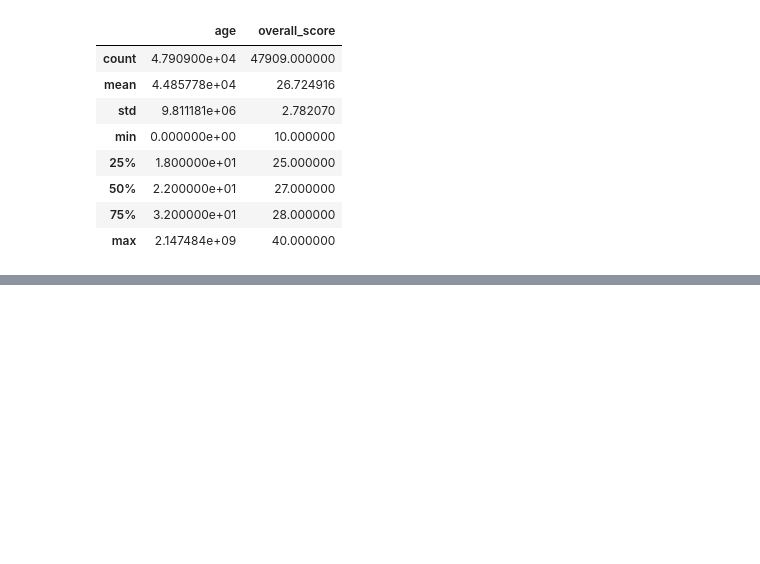
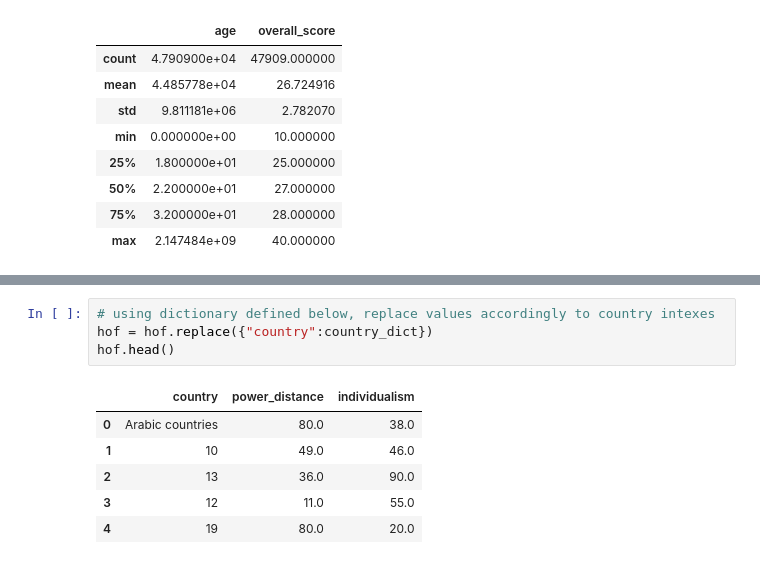
Before and after one commit to FHnt97/Project-Week-5-Your-Own-Project, a Jupyter notebook: your-project/02-Data_cleaning_and_formatting.ipynb, the cells around one changed output, grey strips where cells are left out. Drawn from its saved outputs; the diff is of its cells as text; blank space fills up the shorter version.

```diff
--- a/your-project/02-Data_cleaning_and_formatting.ipynb
+++ b/your-project/02-Data_cleaning_and_formatting.ipynb
@@ -134,0 +203,11 @@ rosenberg.describe()
+# %%
+# using dictionary defined below, replace values accordingly to country intexes
+hof = hof.replace({"country":country_dict})
+hof.head()
+# %% [output]
+|  | country | power_distance | individualism |
+| 0 | Arabic countries | 80.0 | 38.0 |
+| 1 | 10 | 49.0 | 46.0 |
+| 2 | 13 | 36.0 | 90.0 |
+| 3 | 12 | 11.0 | 55.0 |
+| 4 | 19 | 80.0 | 20.0 |
```
Also changed, not shown: parts of 25 cells of this notebook, 4 other files.
